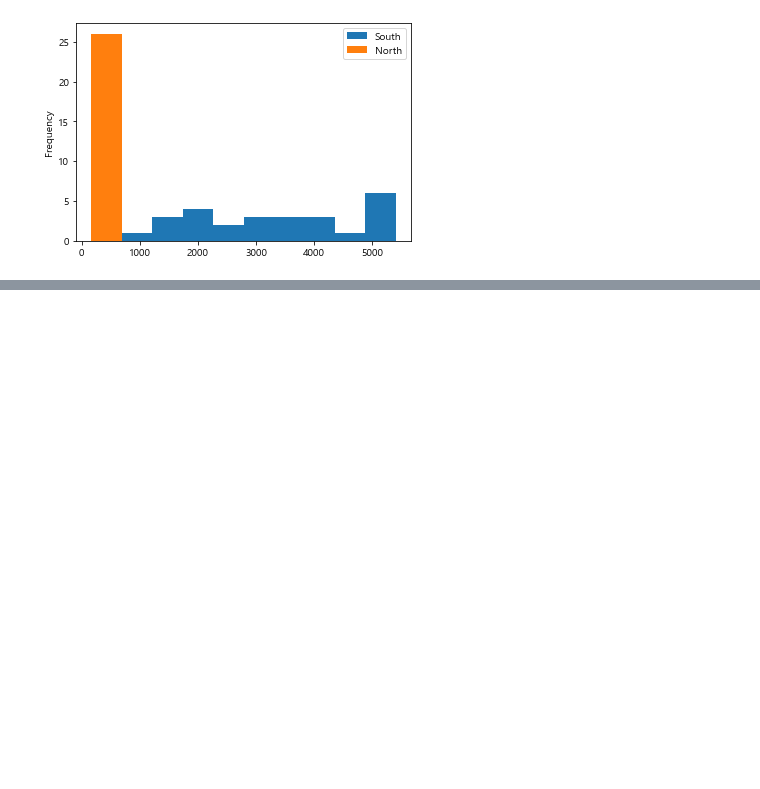
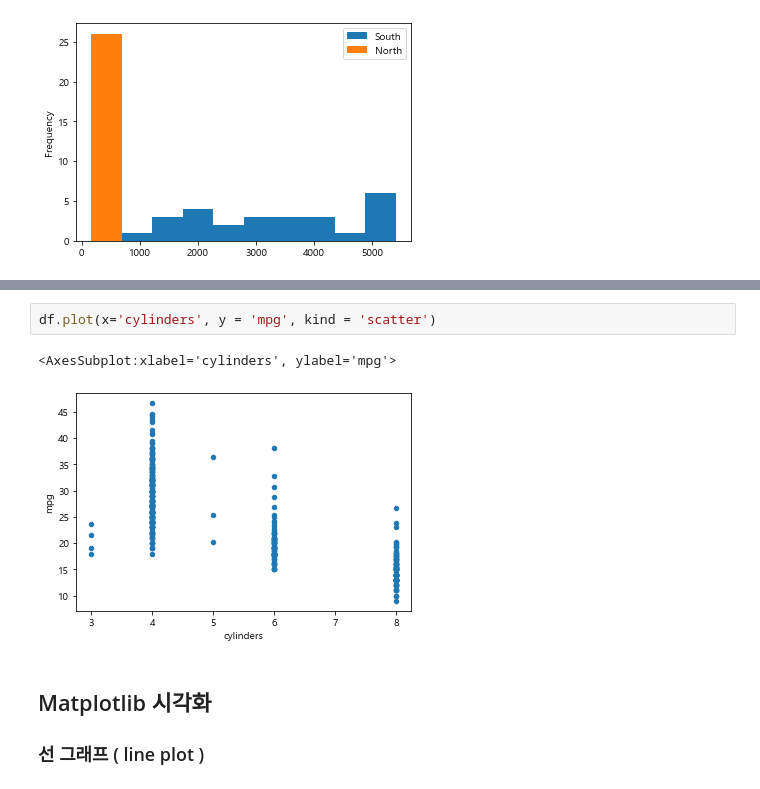
Before and after one commit to updaun/PythonBasic, a Jupyter notebook: jupyter_notebooks/Pandas/Pandas7.ipynb, the cells around one changed output, grey strips where cells are left out. Saved outputs shown, nothing was run; the diff lists cells and outputs as text; blank space fills up the shorter version.

```diff
--- a/jupyter_notebooks/Pandas/Pandas7.ipynb
+++ b/jupyter_notebooks/Pandas/Pandas7.ipynb
@@ -108,0 +164,8 @@ tdf_ns.plot(kind = 'hist')
+# %%
+df.plot(x='cylinders', y = 'mpg', kind = 'scatter')
+# %% [output]
+<AxesSubplot:xlabel='cylinders', ylabel='mpg'>
+[figure, added]
+# %% [markdown]
+## Matplotlib 시각화
+### 선 그래프 ( line plot )
```
Also changed, not shown: parts of 21 cells of this notebook, 1 other file.
